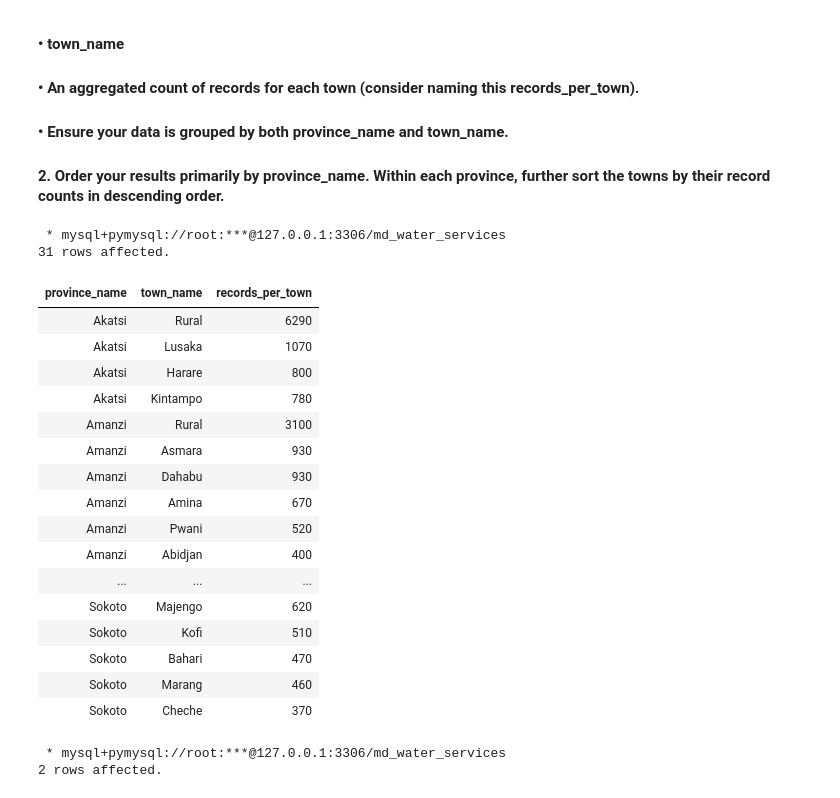
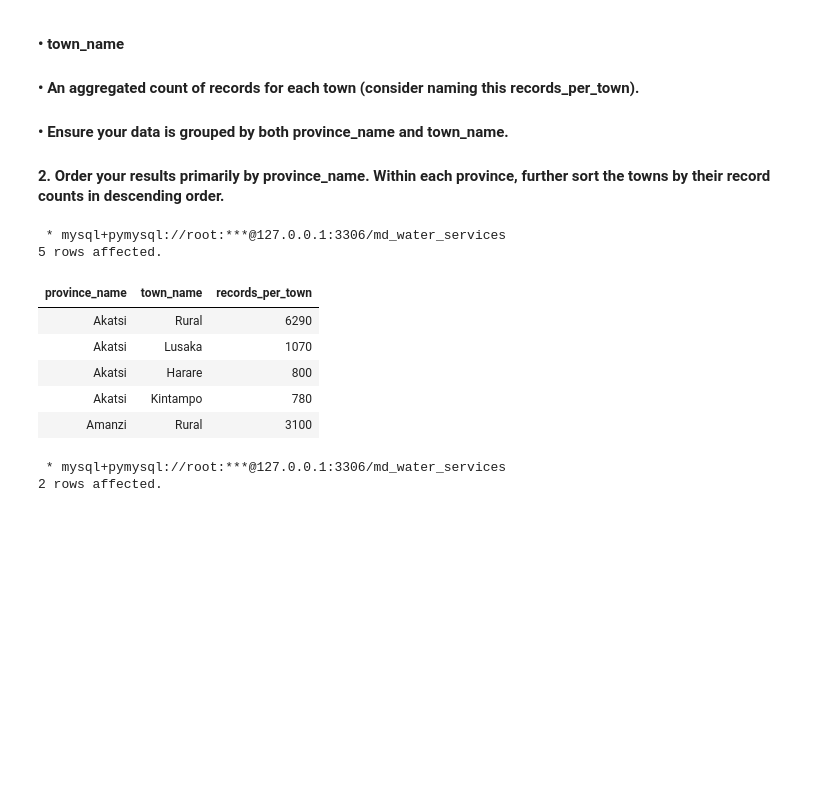
Before and after one commit to marigidavidgathara-hue/md_water_services, a Jupyter notebook: Aaaa.ipynb, the cells around one changed output. Cells and saved outputs as stored; diff of their text form; code cells hidden in the pictures; blank space fills up the shorter version.

```diff
--- a/Aaaa.ipynb
+++ b/Aaaa.ipynb
@@ -452,29 +441,19 @@ LIMIT 5;
 # %%
 %%sql
 SELECT province_name, town_name, COUNT(*) AS records_per_town
 FROM location
 GROUP BY province_name, town_name
-ORDER BY province_name, records_per_town DESC;
+ORDER BY province_name, records_per_town DESC
+LIMIT 5;
 # %% [output]
  * mysql+pymysql://root:***@127.0.0.1:3306/md_water_services
-31 rows affected.
+5 rows affected.
 | province_name | town_name | records_per_town |
 | Akatsi | Rural | 6290 |
 | Akatsi | Lusaka | 1070 |
 | Akatsi | Harare | 800 |
 | Akatsi | Kintampo | 780 |
 | Amanzi | Rural | 3100 |
-| Amanzi | Asmara | 930 |
-| Amanzi | Dahabu | 930 |
-| Amanzi | Amina | 670 |
-| Amanzi | Pwani | 520 |
-| Amanzi | Abidjan | 400 |
-| ... | ... | ... |
-| Sokoto | Majengo | 620 |
-| Sokoto | Kofi | 510 |
-| Sokoto | Bahari | 470 |
-| Sokoto | Marang | 460 |
-| Sokoto | Cheche | 370 |
 # %%
 %%sql
 SELECT location_type, COUNT(*) AS num_sources FROM location
```
Also changed, not shown: parts of 16 cells of this notebook.
